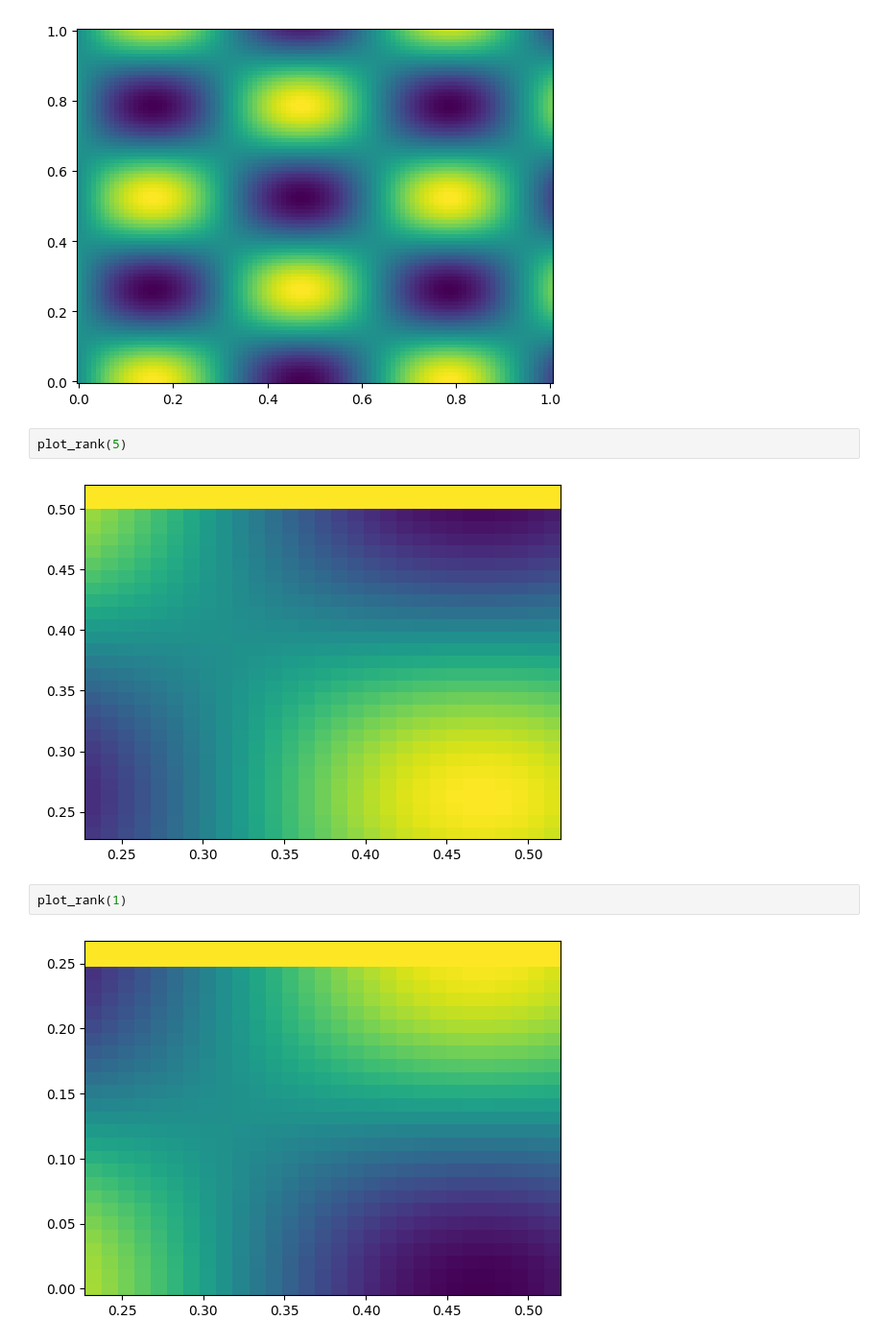
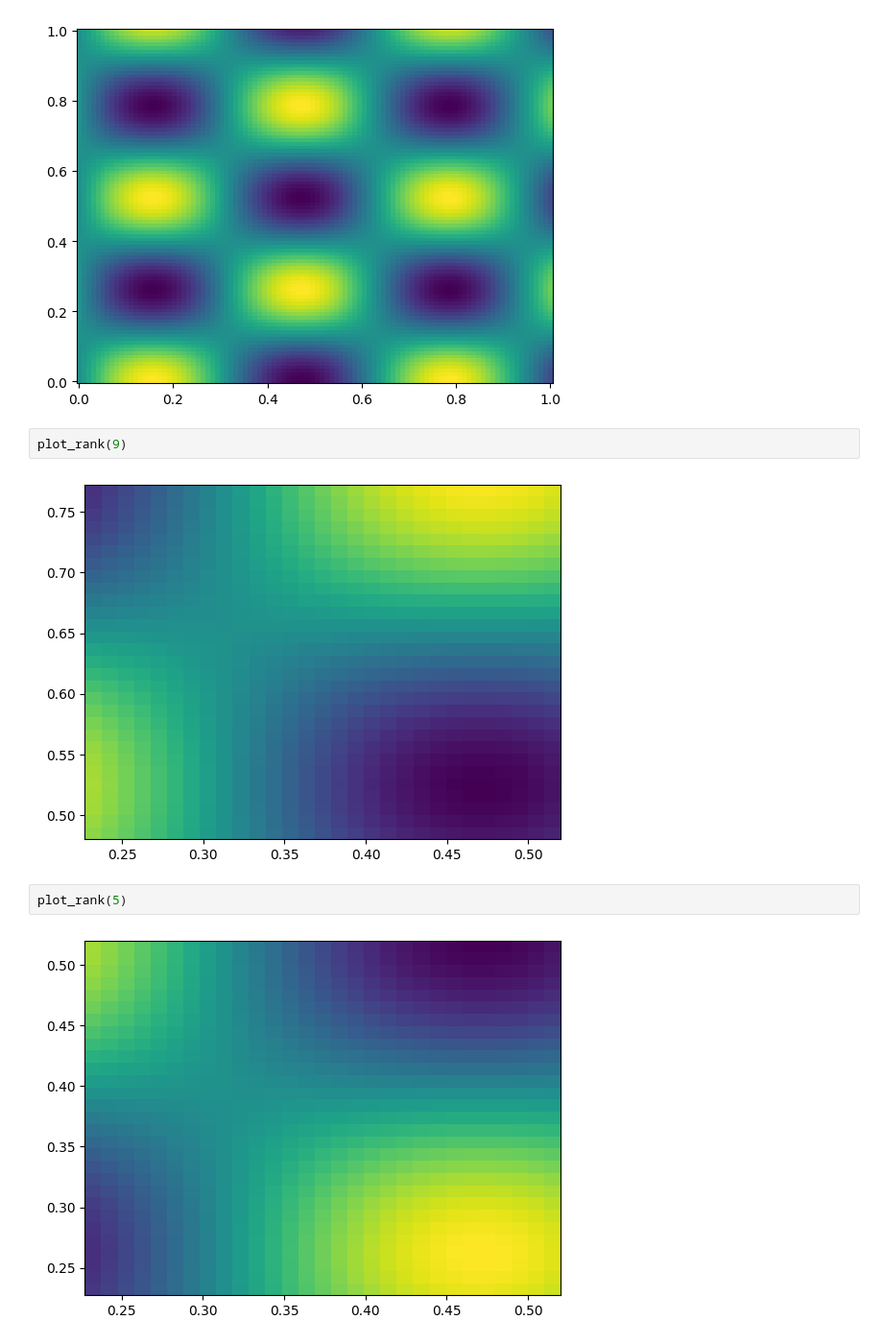
Before and after one commit to anusbickel/groupproject1, a Jupyter notebook: MPI_2D/plot_data.ipynb, the cells around one changed output. Shown at 96% size. Cells and saved outputs as stored; diff of their text form.

```diff
--- a/MPI_2D/plot_data.ipynb
+++ b/MPI_2D/plot_data.ipynb
@@ -30,10 +30,10 @@ for i in range(16):
 # %% [output]
 [figure]
 # %%
-plot_rank(5)
+plot_rank(9)
 # %% [output]
-[figure, old version]
+[figure, new version]
 # %%
-plot_rank(1)
+plot_rank(5)
 # %% [output]
-[figure, old version]
+[figure, new version]
```
Also changed, not shown: parts of 2 cells of this notebook, 16 other files.
